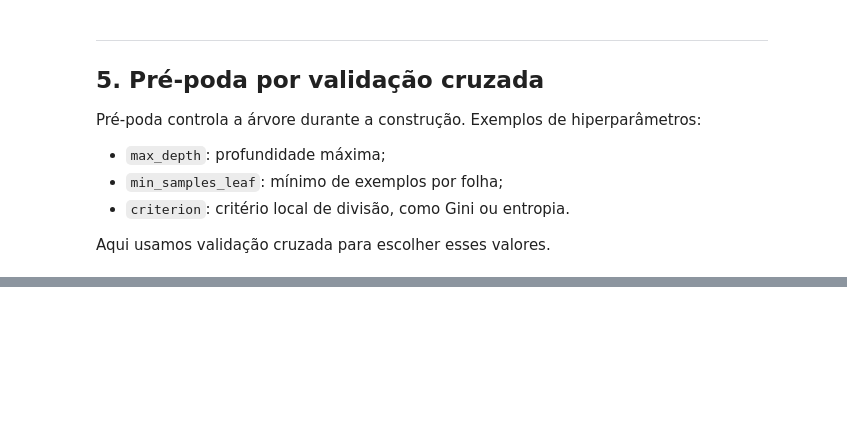
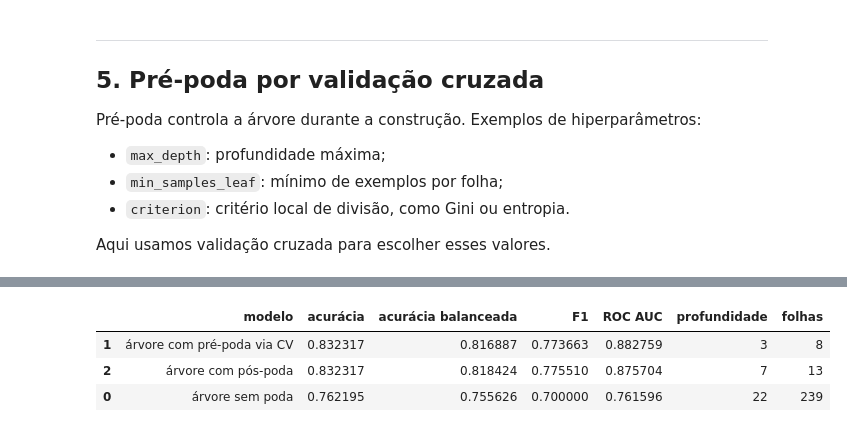
Before and after one commit to AILAB-CEFET-RJ/gcc1734, a Jupyter notebook: src/am/03_am_secao_5_arvores_titanic.ipynb, the cells around one changed output, grey strips where cells are left out. Drawn from its saved outputs; the diff is of its cells as text; code cells hidden in the pictures; blank space fills up the shorter version.

```diff
--- a/src/am/03_am_secao_5_arvores_titanic.ipynb
+++ b/src/am/03_am_secao_5_arvores_titanic.ipynb
@@ -644,2 +609,58 @@ comparison
+# %%
+unpruned_tree = Pipeline(
+    steps=[
+        ('preprocess', preprocess),
+        ('clf', DecisionTreeClassifier(criterion='entropy', random_state=42)),
+    ]
+)
+
+comparison_rows = []
+
+unpruned_tree.fit(X_train, y_train)
+unpruned_pred = unpruned_tree.predict(X_test)
+unpruned_proba = unpruned_tree.predict_proba(X_test)[:, 1]
+comparison_rows.append(
+    {
+        'modelo': 'árvore sem poda',
+        'acurácia': accuracy_score(y_test, unpruned_pred),
+        'acurácia balanceada': balanced_accuracy_score(y_test, unpruned_pred),
+        'F1': f1_score(y_test, unpruned_pred),
+        'ROC AUC': roc_auc_score(y_test, unpruned_proba),
+        'profundidade': unpruned_tree.named_steps['clf'].get_depth(),
+        'folhas': unpruned_tree.named_steps['clf'].get_n_leaves(),
+    }
+)
+
+comparison_rows.append(
+    {
+        'modelo': 'árvore com pré-poda via CV',
+        'acurácia': accuracy_score(y_test, best_pred),
+        'acurácia balanceada': balanced_accuracy_score(y_test, best_pred),
+        'F1': f1_score(y_test, best_pred),
+        'ROC AUC': roc_auc_score(y_test, best_proba),
+        'profundidade': best_tree.named_steps['clf'].get_depth(),
+        'folhas': best_tree.named_steps['clf'].get_n_leaves(),
+    }
+)
+
+comparison_rows.append(
+    {
+        'modelo': 'árvore com pós-poda',
+        'acurácia': accuracy_score(y_test, post_pred),
+        'acurácia balanceada': balanced_accuracy_score(y_test, post_pred),
+        'F1': f1_score(y_test, post_pred),
+        'ROC AUC': roc_auc_score(y_test, post_proba),
+        'profundidade': post_pruned_tree.get_depth(),
+        'folhas': post_pruned_tree.get_n_leaves(),
+    }
+)
+
+tree_comparison = pd.DataFrame(comparison_rows).sort_values('ROC AUC', ascending=False)
+tree_comparison
+# %% [output]
+|  | modelo | acurácia | acurácia balanceada | F1 | ROC AUC | profundidade | folhas |
+| 1 | árvore com pré-poda via CV | 0.832317 | 0.816887 | 0.773663 | 0.882759 | 3 | 8 |
+| 2 | árvore com pós-poda | 0.832317 | 0.818424 | 0.775510 | 0.875704 | 7 | 13 |
+| 0 | árvore sem poda | 0.762195 | 0.755626 | 0.700000 | 0.761596 | 22 | 239 |
 # %%
 fig, ax = plt.subplots(figsize=(8, 4))
```
Also changed, not shown: parts of 23 cells of this notebook, 7 other files.
